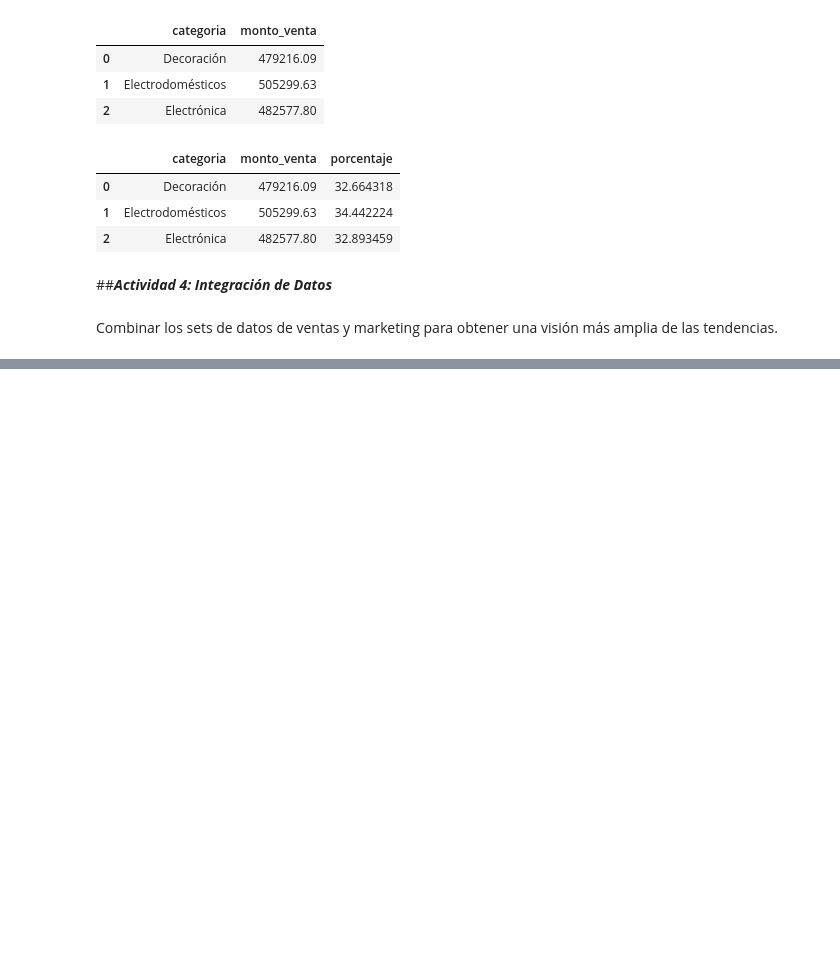
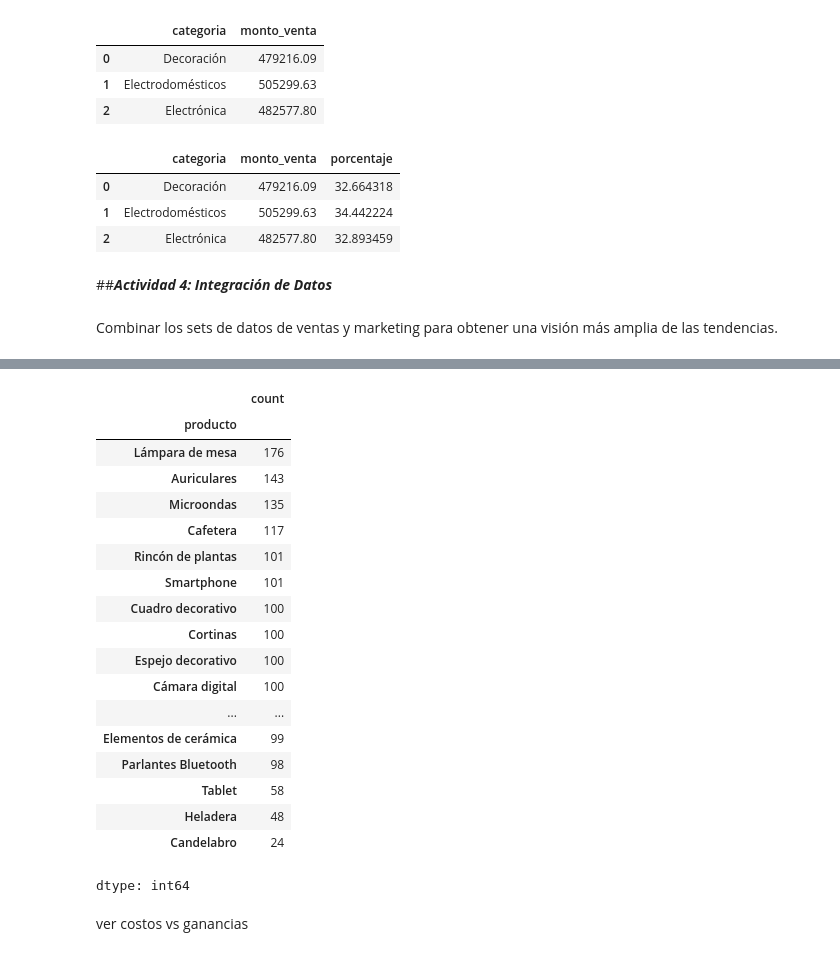
Before and after one commit to FedeM-Git/TT-2C2025-Data-Analitycs-Notebooks, a Jupyter notebook: Pre-Entrega_Maune/Pre-Entrega_Maune, Juan_Federico.ipynb, the cells around one changed output, grey strips where cells are left out. Cells and saved outputs as stored; diff of their text form; code cells hidden in the pictures; blank space fills up the shorter version.

```diff
--- a/Pre-Entrega_Maune/Pre-Entrega_Maune, Juan_Federico.ipynb
+++ b/Pre-Entrega_Maune/Pre-Entrega_Maune, Juan_Federico.ipynb
@@ -887,0 +977,24 @@ memory usage: 164.1+ KB
+# %%
+df_ventas['producto'].sort_values().value_counts()
+# %% [output]
+|  | count |
+| producto |  |
+| Lámpara de mesa | 176 |
+| Auriculares | 143 |
+| Microondas | 135 |
+| Cafetera | 117 |
+| Rincón de plantas | 101 |
+| Smartphone | 101 |
+| Cuadro decorativo | 100 |
+| Cortinas | 100 |
+| Espejo decorativo | 100 |
+| Cámara digital | 100 |
+| ... | ... |
+| Elementos de cerámica | 99 |
+| Parlantes Bluetooth | 98 |
+| Tablet | 58 |
+| Heladera | 48 |
+| Candelabro | 24 |
+dtype: int64
+# %% [markdown]
+ver costos vs ganancias
```
Also changed, not shown: parts of 13 cells of this notebook.
